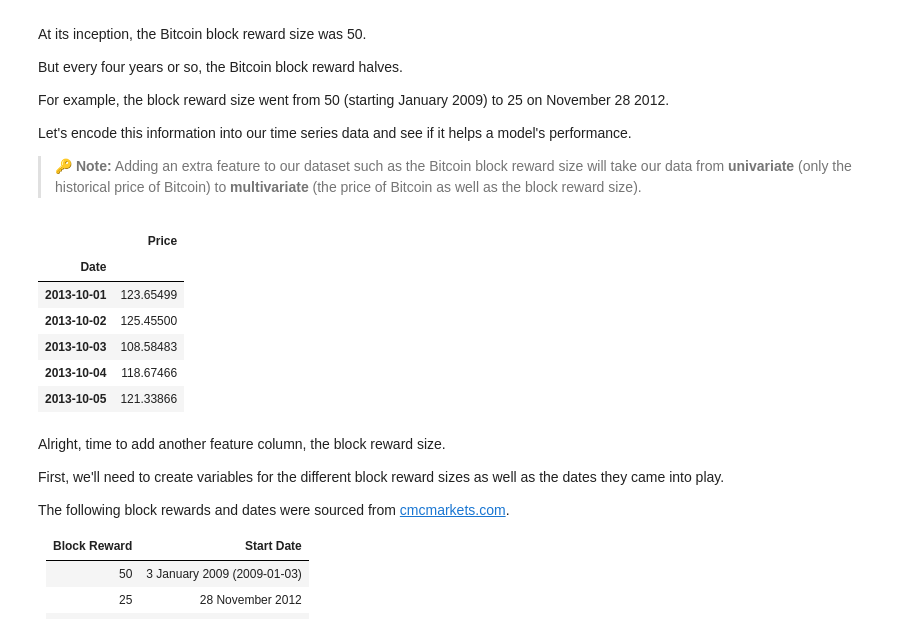
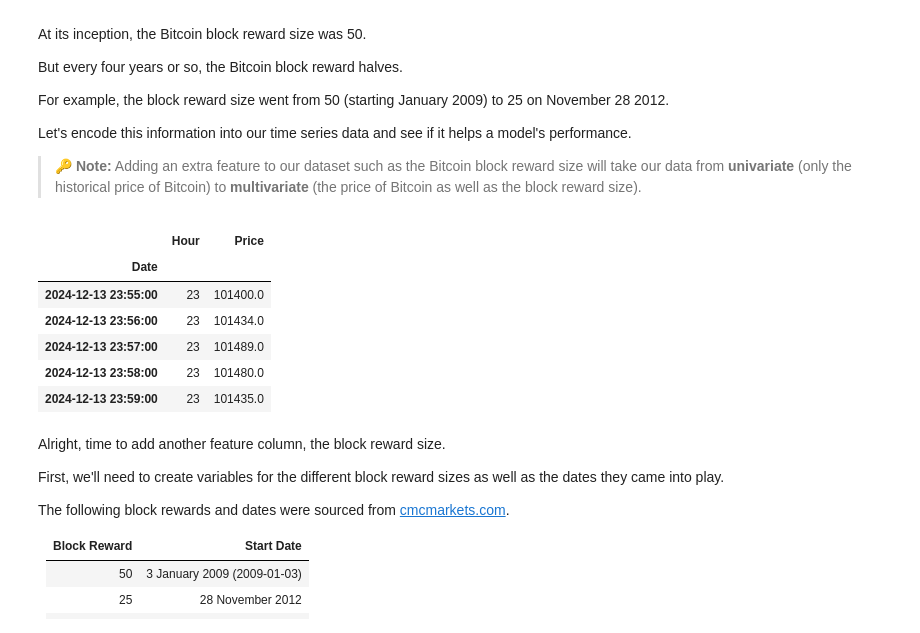
Before and after one commit to Garcialejan/Tensorflow_deep_learning_theory, a Jupyter notebook: Theory_notebooks/10_time_series_forecasting_in_tensorflow.ipynb, the cells around one changed output. Cells and saved outputs as stored; diff of their text form; code cells hidden in the pictures.

```diff
--- a/Theory_notebooks/10_time_series_forecasting_in_tensorflow.ipynb
+++ b/Theory_notebooks/10_time_series_forecasting_in_tensorflow.ipynb
@@ -1985,15 +2005,15 @@ Let's encode this information into our time series data and see if it helps a mo
 > 🔑 **Note:** Adding an extra feature to our dataset such as the Bitcoin block reward size will take our data from **univariate** (only the historical price of Bitcoin) to **multivariate** (the price of Bitcoin as well as the block reward size).
 # %%
 # Let's make a multivariate time series
-bitcoin_prices.head()
+bitcoin_prices.tail()
 # %% [output]
-|  | Price |
-| Date |  |
-| 2013-10-01 | 123.65499 |
-| 2013-10-02 | 125.45500 |
-| 2013-10-03 | 108.58483 |
-| 2013-10-04 | 118.67466 |
-| 2013-10-05 | 121.33866 |
+|  | Hour | Price |
+| Date |  |  |
+| 2024-12-13 23:55:00 | 23 | 101400.0 |
+| 2024-12-13 23:56:00 | 23 | 101434.0 |
+| 2024-12-13 23:57:00 | 23 | 101489.0 |
+| 2024-12-13 23:58:00 | 23 | 101480.0 |
+| 2024-12-13 23:59:00 | 23 | 101435.0 |
 # %% [markdown]
 Alright, time to add another feature column, the block reward size.
 
```
Also changed, not shown: parts of 35 cells of this notebook, 1 other file.
